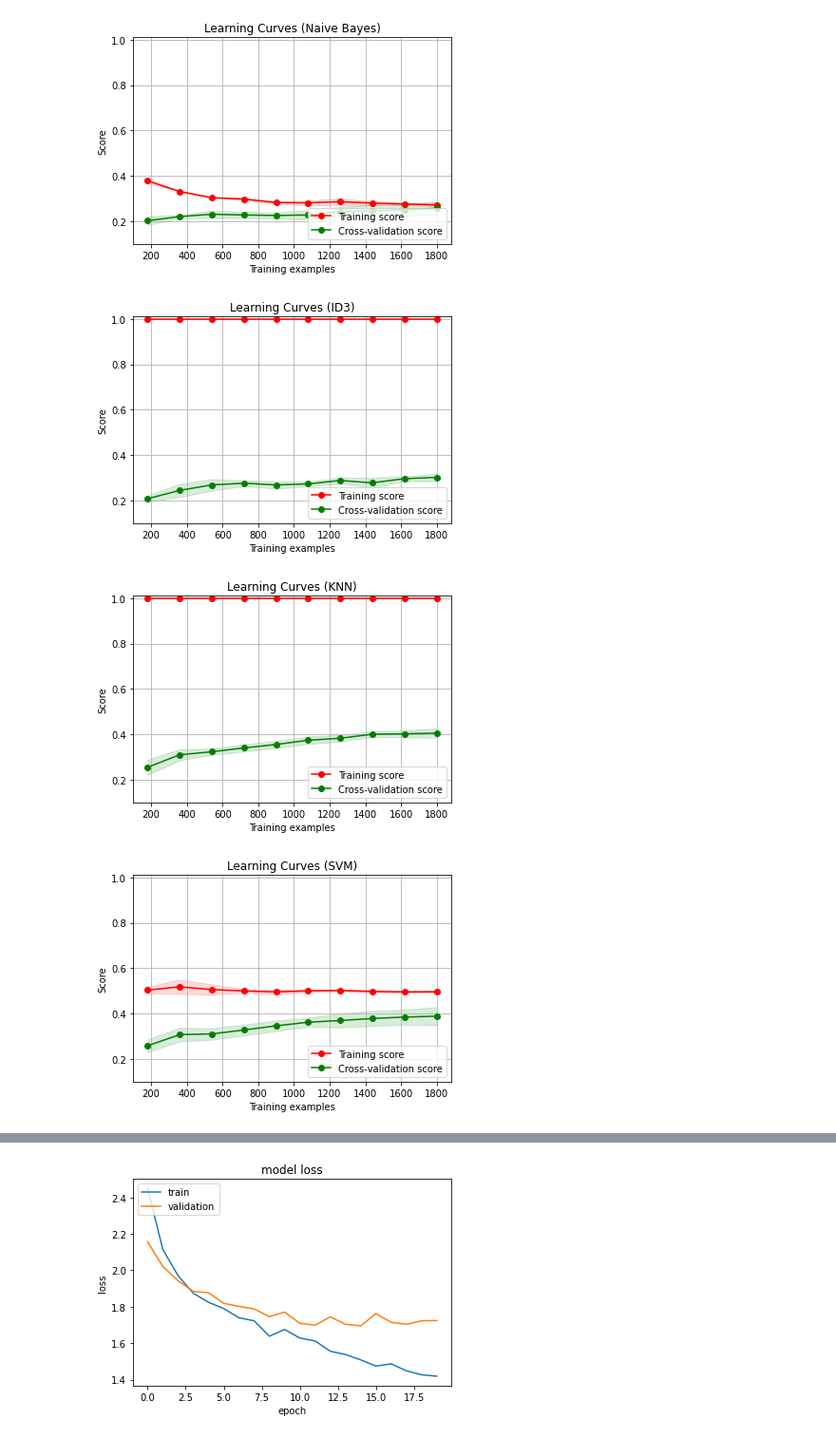
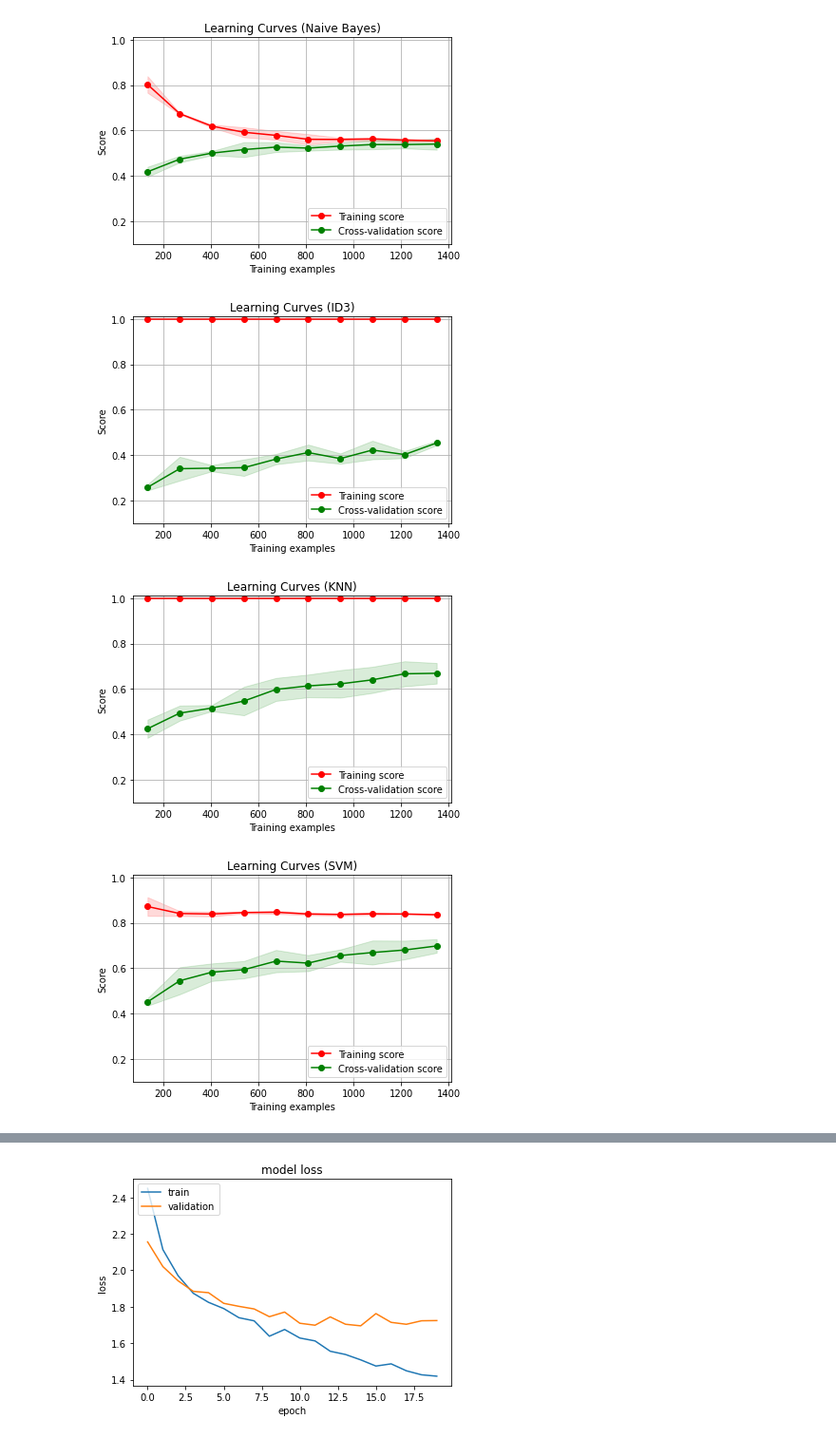
Before and after one commit to Gusta2307/Little-Spotify, a Jupyter notebook: ML/plot_lc.ipynb, the cells around one changed output, grey strips where cells are left out. Shown at 95% size. Saved outputs shown, nothing was run; the diff lists cells and outputs as text; code cells hidden in the pictures.

Commit message:
Codigo Plot-ST modificado

```diff
--- a/ML/plot_lc.ipynb
+++ b/ML/plot_lc.ipynb
@@ -25,19 +25,3 @@ naive_bayer = GaussianNB()
 id3 = DecisionTreeClassifier()
 knn = KNeighborsClassifier(n_neighbors=5, weights='distance')
 svm = SVC(kernel='rbf', decision_function_shape='ovo', class_weight='balanced')
-# %%
-st = StratifiedShuffleSplit(n_splits=3)
-splits = st.split(X, y, groups)
-
-for train_idx, val_idx in splits:
-    X_tr = Xdf.loc[train_idx]
-    y_tr = ydf.loc[train_idx]
-
-    X_val = Xdf.loc[val_idx]
-    y_val = ydf.loc[val_idx]
-
-    naive_bayer.fit(X_tr, y_tr)
-    id3.fit(X_tr, y_tr)
-    knn.fit(X_tr, y_tr)
-    svm.fit(X_tr, y_tr)
-    break
@@ -63,23 +28,23 @@ _________________________________________________________________
 # %%
-plot_learning_curve(naive_bayer, "Learning Curves (Naive Bayes)", X_tr, y_tr, ylim=(0.1, 1.01))
+plot_learning_curve(naive_bayer, "Learning Curves (Naive Bayes)", X, y, ylim=(0.1, 1.01), cv=StratifiedShuffleSplit(n_splits=3))
 plt.show()
 # %% [output]
-[figure, old version]
+[figure, new version]
 # %%
-plot_learning_curve(id3, "Learning Curves (ID3)", X_tr, y_tr, ylim=(0.1, 1.01))
+plot_learning_curve(id3, "Learning Curves (ID3)", X, y, ylim=(0.1, 1.01), cv=StratifiedShuffleSplit(n_splits=3))
 plt.show()
 # %% [output]
-[figure, old version]
+[figure, new version]
 # %%
-plot_learning_curve(knn, "Learning Curves (KNN)", X_tr, y_tr, ylim=(0.1, 1.01))
+plot_learning_curve(knn, "Learning Curves (KNN)", X, y, ylim=(0.1, 1.01), cv=StratifiedShuffleSplit(n_splits=3))
 plt.show()
 # %% [output]
-[figure, old version]
+[figure, new version]
 # %%
-plot_learning_curve(svm, "Learning Curves (SVM)", X_tr, y_tr, ylim=(0.1, 1.01))
+plot_learning_curve(svm, "Learning Curves (SVM)", X, y, ylim=(0.1, 1.01), cv=StratifiedShuffleSplit(n_splits=3))
 plt.show()
 # %% [output]
-[figure, old version]
+[figure, new version]
 # %%
 # Learning Curve Keras Accuracy
 plt.plot(history.history['accuracy'])
```
Also changed, not shown: parts of 3 cells of this notebook.
